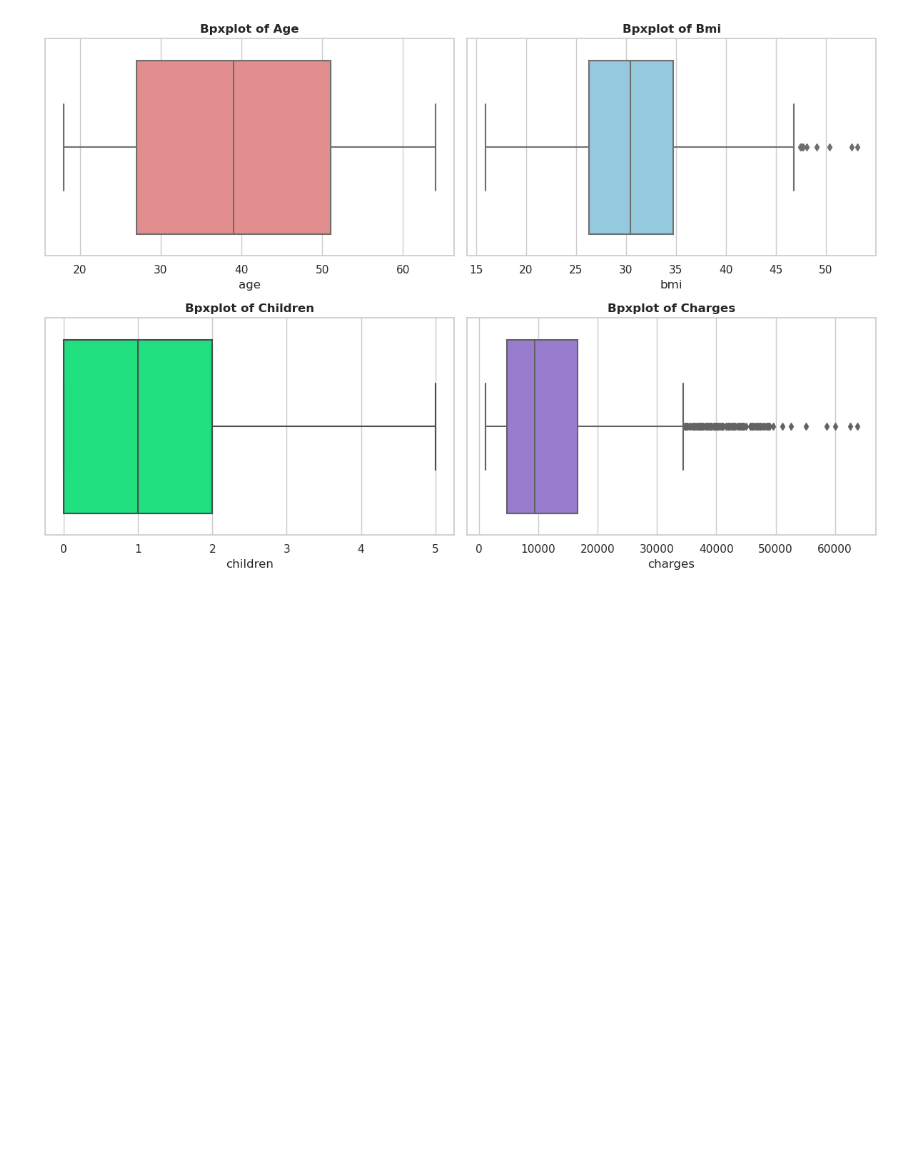
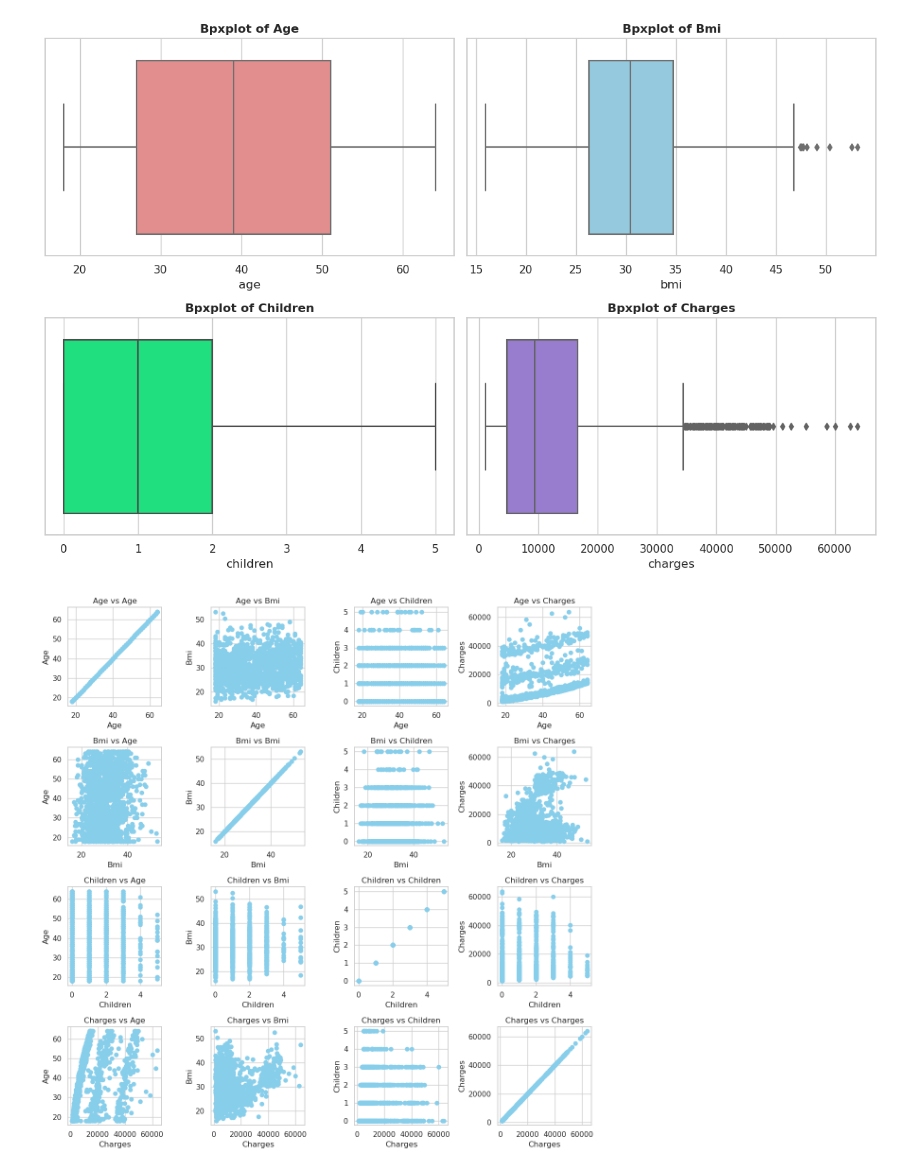
Before and after one commit to Arashjp8/data-mining-projects, a Jupyter notebook: #1/DataMiningProject1.ipynb, the cells around one changed output. Drawn from its saved outputs; the diff is of its cells as text; code cells hidden in the pictures; blank space fills up the shorter version.

```diff
--- a/#1/DataMiningProject1.ipynb
+++ b/#1/DataMiningProject1.ipynb
@@ -174,3 +174,22 @@ plt.tight_layout()
 plt.show()
 # %% [output]
 [figure]
+# %%
+# Create a 3x3 grid of subplots
+fig, axes = plt.subplots(4, 4, figsize=(12, 12))
+
+# Iterate over numerical columns
+for i, (index_x, column_x) in enumerate(zip(range(len(numerical_columns)), numerical_columns)):
+    if index_x in x_included_indicies:
+        for j, (index_y, column_y) in enumerate(zip(range(len(numerical_columns)), numerical_columns)):
+            if index_y in y_included_indicies:
+                # Plot scatter plot
+                axes[i, j].scatter(csv[column_x], csv[column_y], color='skyblue')
+                axes[i, j].set_title(f'{column_x.capitalize()} vs {column_y.capitalize()}')
+                axes[i, j].set_xlabel(column_x.capitalize())
+                axes[i, j].set_ylabel(column_y.capitalize())
+
+plt.tight_layout()
+plt.show()
+# %% [output]
+[figure, added]
```
Also changed, not shown: parts of 1 cell of this notebook.
